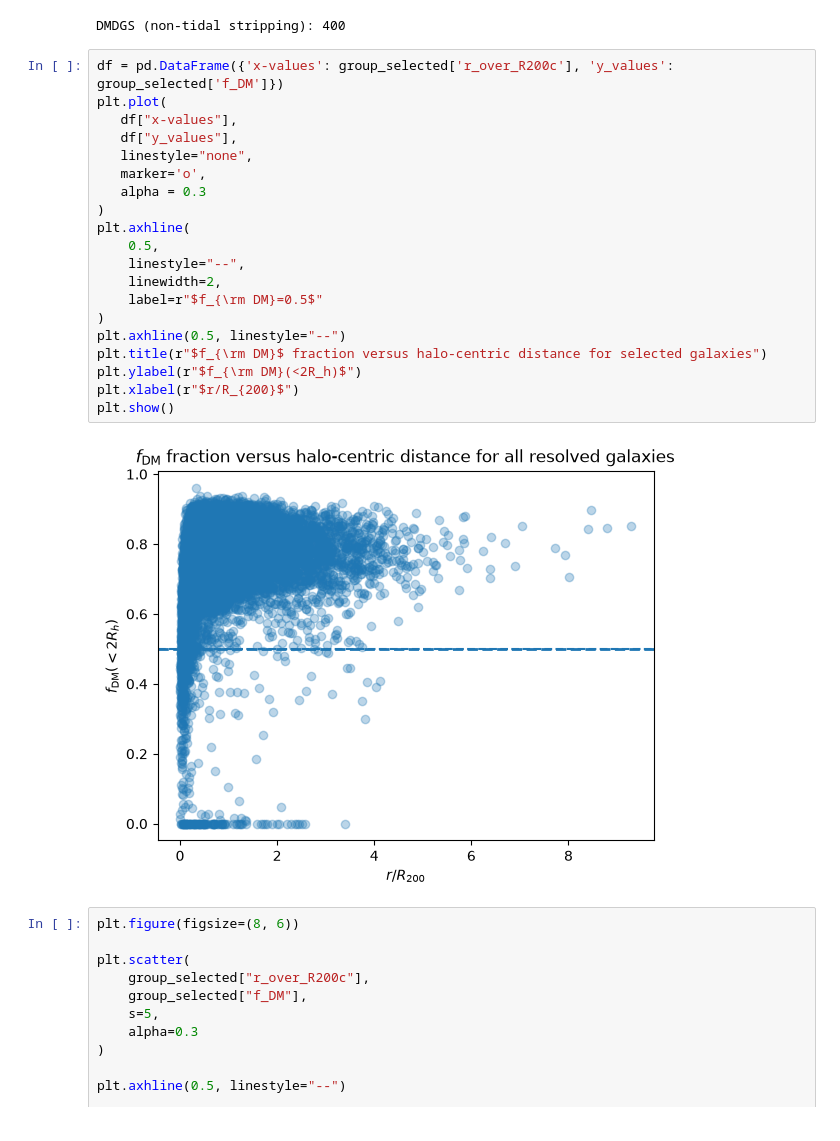
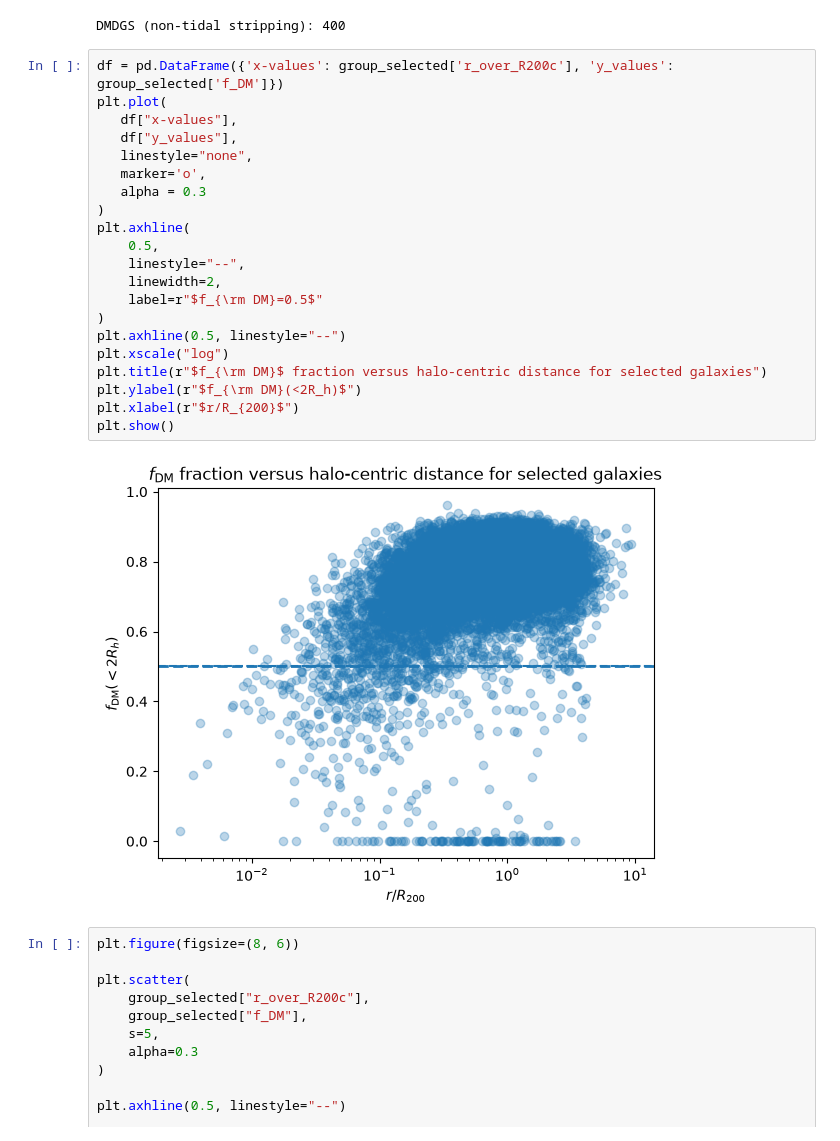
Before and after one commit to adalynn-le/DMDeficientGalaxyTNG, a Jupyter notebook: notebooks/07_fdm_radius_comp.ipynb, the cells around one changed output. Saved outputs shown, nothing was run; the diff lists cells and outputs as text.

```diff
--- a/notebooks/07_fdm_radius_comp.ipynb
+++ b/notebooks/07_fdm_radius_comp.ipynb
@@ -52,25 +52,26 @@ DMDGS (non-tidal stripping): 400
 # %%
 df = pd.DataFrame({'x-values': group_selected['r_over_R200c'], 'y_values': group_selected['f_DM']})
 plt.plot(
    df["x-values"],
    df["y_values"],
    linestyle="none",
    marker='o',
    alpha = 0.3
 )
 plt.axhline(
     0.5,
     linestyle="--",
     linewidth=2,
     label=r"$f_{\rm DM}=0.5$"
 )
 plt.axhline(0.5, linestyle="--")
+plt.xscale("log")
 plt.title(r"$f_{\rm DM}$ fraction versus halo-centric distance for selected galaxies")
 plt.ylabel(r"$f_{\rm DM}(<2R_h)$")
 plt.xlabel(r"$r/R_{200}$")
 plt.show()
 # %% [output]
-[figure, old version]
+[figure, new version]
 # %%
 plt.figure(figsize=(8, 6))
 
```
Also changed, not shown: 9 other files.
